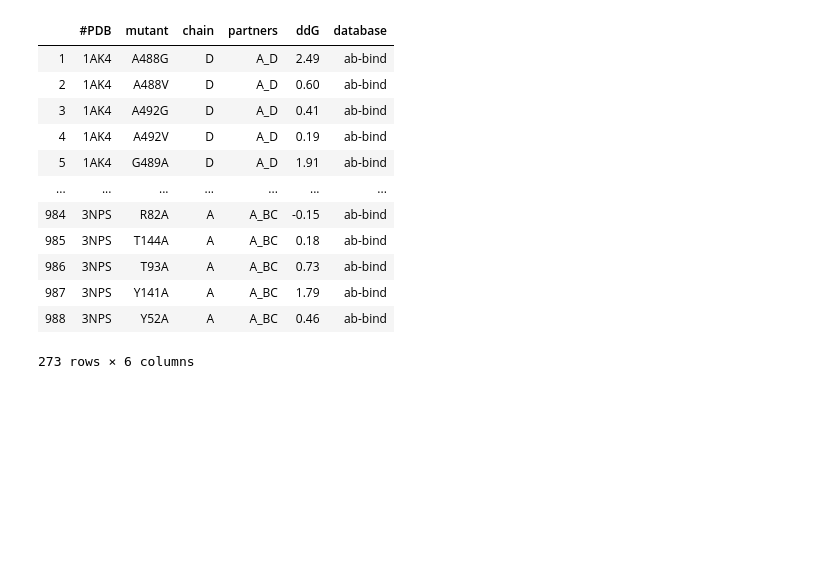
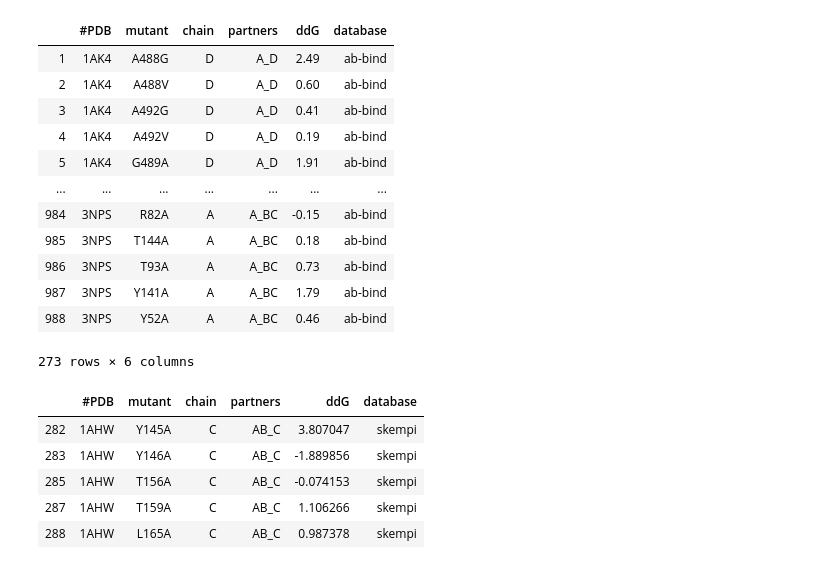
Before and after one commit to victorfica/Master-thesis, a Jupyter notebook: notebooks/abpred_ab-bind_skempi_database.ipynb, the cells around one changed output. Cells and saved outputs as stored; diff of their text form; code cells hidden in the pictures; blank space fills up the shorter version.

```diff
--- a/notebooks/abpred_ab-bind_skempi_database.ipynb
+++ b/notebooks/abpred_ab-bind_skempi_database.ipynb
@@ -182,4 +210,11 @@ with open('../data/mutant_list_skempi.txt','w') as f:
 # %%
 final_database = pd.concat([skempi_data_selected,abbind_data_selected])
 final_database.drop_duplicates(subset=["#PDB","mutant","chain"],inplace=True)
-final_database.to_csv('../data/Data_skempi_ab-bind_Final-merge.csv')
+final_database.head()
+# %% [output]
+|  | #PDB | mutant | chain | partners | ddG | database |
+| 282 | 1AHW | Y145A | C | AB_C | 3.807047 | skempi |
+| 283 | 1AHW | Y146A | C | AB_C | -1.889856 | skempi |
+| 285 | 1AHW | T156A | C | AB_C | -0.074153 | skempi |
+| 287 | 1AHW | T159A | C | AB_C | 1.106266 | skempi |
+| 288 | 1AHW | L165A | C | AB_C | 0.987378 | skempi |
```
Also changed, not shown: parts of 8 cells of this notebook.
